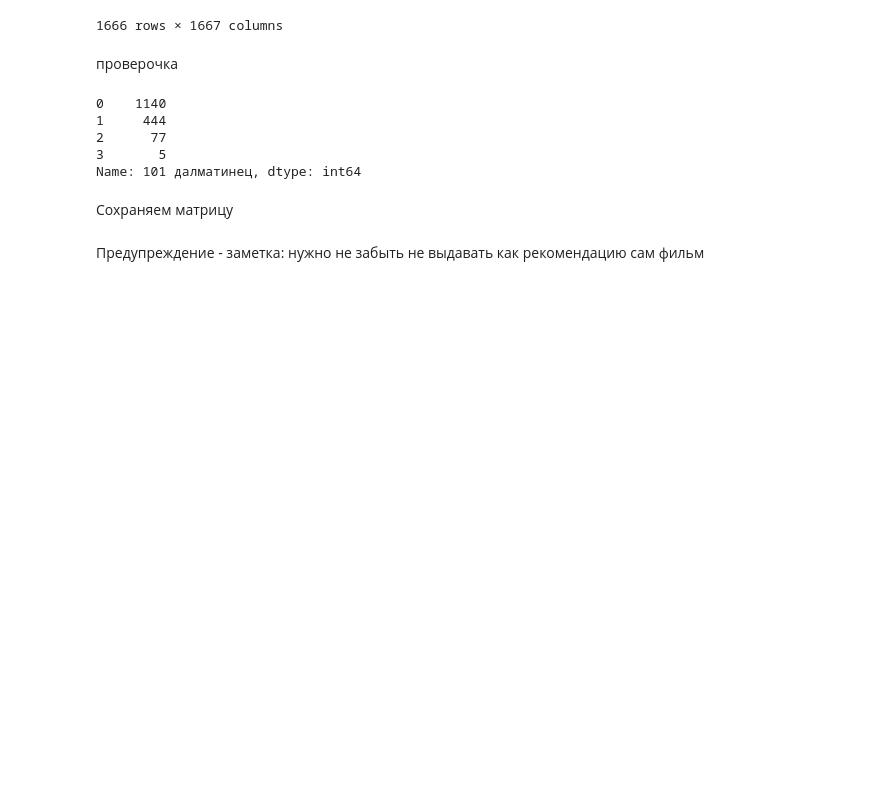
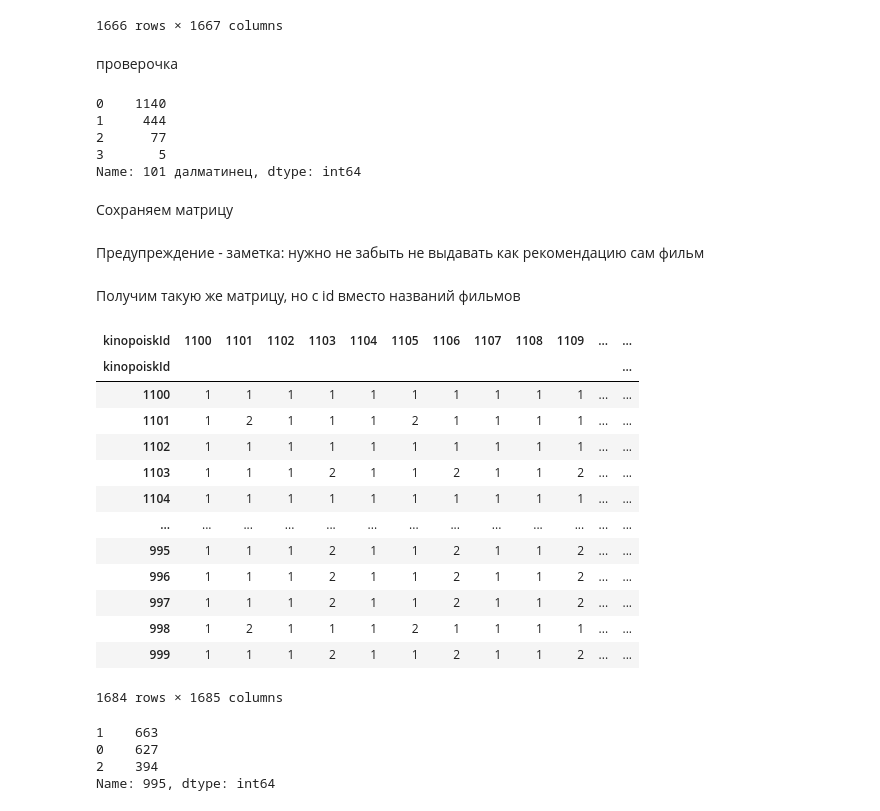
Before and after one commit to EvilPug/posmotrim, a Jupyter notebook: data_analysis/matrix.ipynb, the cells around one changed output. Drawn from its saved outputs; the diff is of its cells as text; code cells hidden in the pictures; blank space fills up the shorter version.

```diff
--- a/data_analysis/matrix.ipynb
+++ b/data_analysis/matrix.ipynb
@@ -177,3 +156,7 @@ Name: 101 далматинец, dtype: int64
 df.to_csv('matrix.csv', index=False)
 # %% [markdown]
 Предупреждение - заметка: нужно не забыть не выдавать как рекомендацию сам фильм
+# %% [markdown]
+Получим такую же матрицу, но с id вместо названий фильмов
+# %%
+data = data.astype({'kinopoiskId': str})
@@ -179,0 +240,24 @@ df.to_csv('matrix.csv', index=False)
+# %%
+df
+# %% [output]
+| kinopoiskId | 1100 | 1101 | 1102 | 1103 | 1104 | 1105 | 1106 | 1107 | 1108 | 1109 | ... | ... |
+| kinopoiskId |  |  |  |  |  |  |  |  |  |  |  | ... |
+| 1100 | 1 | 1 | 1 | 1 | 1 | 1 | 1 | 1 | 1 | 1 | ... | ... |
+| 1101 | 1 | 2 | 1 | 1 | 1 | 2 | 1 | 1 | 1 | 1 | ... | ... |
+| 1102 | 1 | 1 | 1 | 1 | 1 | 1 | 1 | 1 | 1 | 1 | ... | ... |
+| 1103 | 1 | 1 | 1 | 2 | 1 | 1 | 2 | 1 | 1 | 2 | ... | ... |
+| 1104 | 1 | 1 | 1 | 1 | 1 | 1 | 1 | 1 | 1 | 1 | ... | ... |
+| ... | ... | ... | ... | ... | ... | ... | ... | ... | ... | ... | ... | ... |
+| 995 | 1 | 1 | 1 | 2 | 1 | 1 | 2 | 1 | 1 | 2 | ... | ... |
+| 996 | 1 | 1 | 1 | 2 | 1 | 1 | 2 | 1 | 1 | 2 | ... | ... |
+| 997 | 1 | 1 | 1 | 2 | 1 | 1 | 2 | 1 | 1 | 2 | ... | ... |
+| 998 | 1 | 2 | 1 | 1 | 1 | 2 | 1 | 1 | 1 | 1 | ... | ... |
+| 999 | 1 | 1 | 1 | 2 | 1 | 1 | 2 | 1 | 1 | 2 | ... | ... |
+1684 rows × 1685 columns
+# %%
+df['995'].value_counts()
+# %% [output]
+1    663
+0    627
+2    394
+Name: 995, dtype: int64
```
Also changed, not shown: parts of 6 cells of this notebook, 4 other files.
